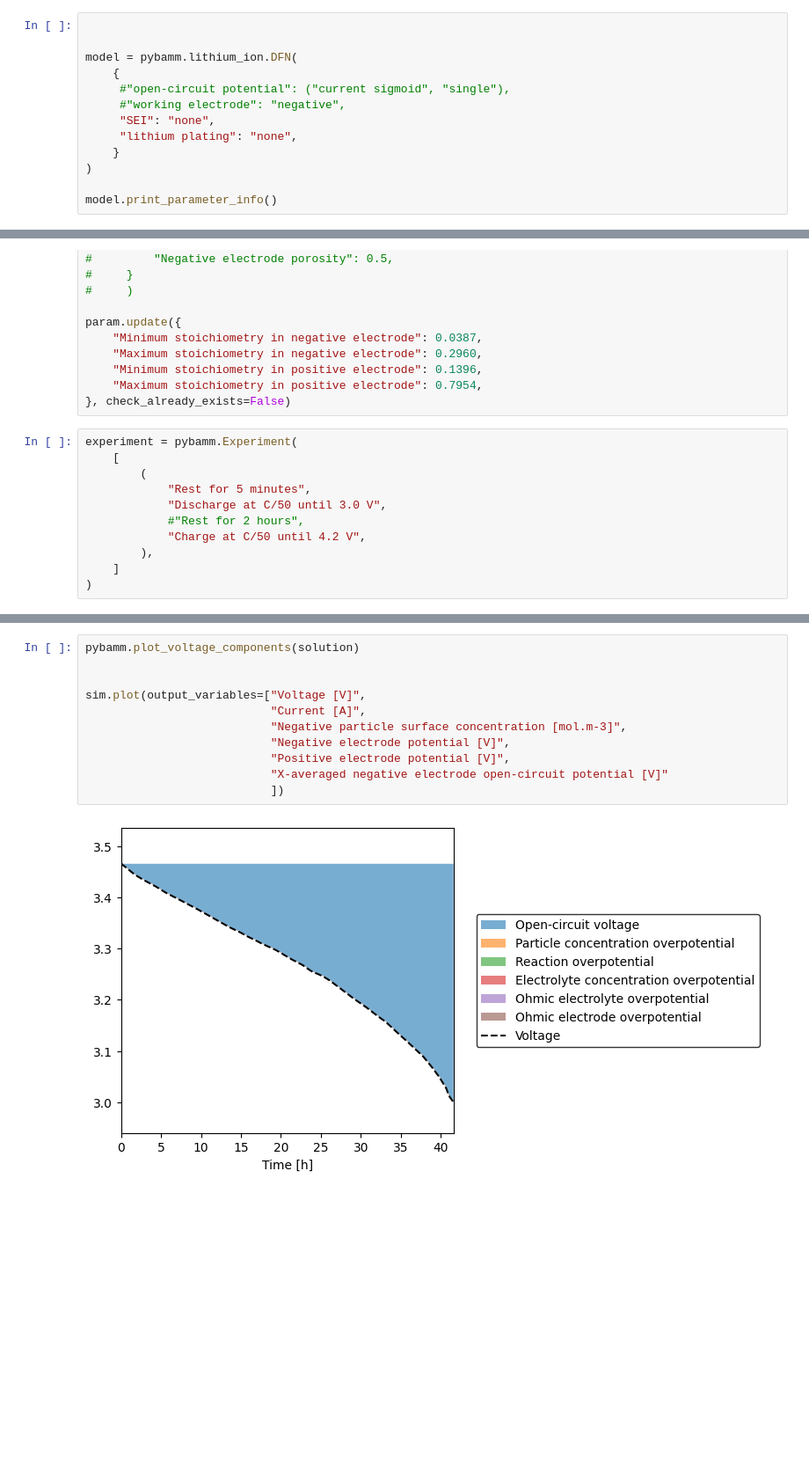
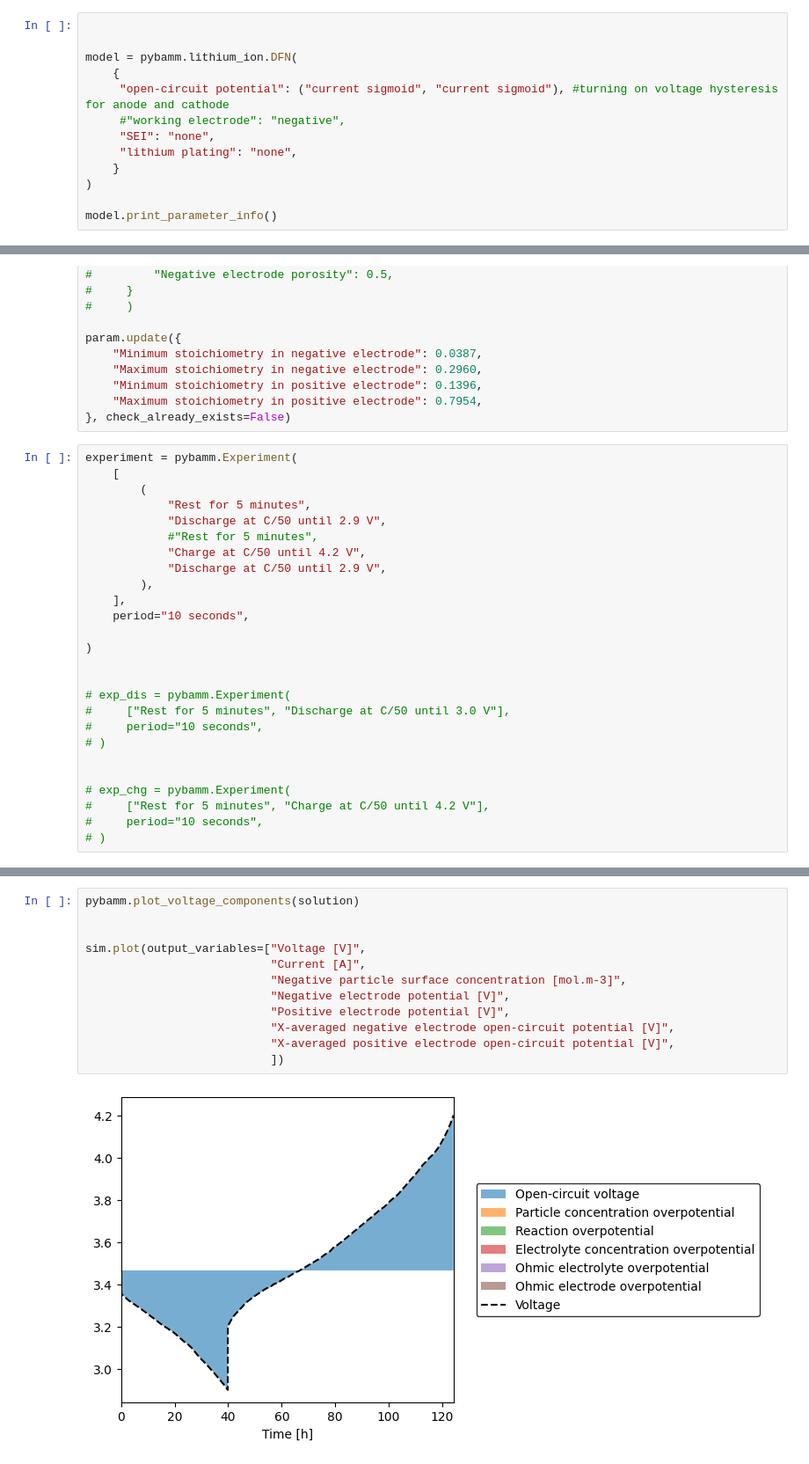
Before and after one commit to ethanfeng1114/Li-Si, a Jupyter notebook: LiSi_single.ipynb, the cells around one changed output, grey strips where cells are left out. Shown at 88% size. Drawn from its saved outputs; the diff is of its cells as text; blank space fills up the shorter version.

Commit message:
Semiworking model for silicon single anode implemented according to Durdel2023

```diff
--- a/LiSi_single.ipynb
+++ b/LiSi_single.ipynb
@@ -39,7 +39,7 @@ Volume fraction of Si:  0.31697725057239584 Volume fraction of C6:  0.0962360276
 
 model = pybamm.lithium_ion.DFN(
     {
-     #"open-circuit potential": ("current sigmoid", "single"),
+     "open-circuit potential": ("current sigmoid", "current sigmoid"), #turning on voltage hysteresis for anode and cathode
      #"working electrode": "negative",
      "SEI": "none",
      "lithium plating": "none",
@@ -87,10 +87,25 @@ experiment = pybamm.Experiment(
     [
         (
             "Rest for 5 minutes",
-            "Discharge at C/50 until 3.0 V",
-            #"Rest for 2 hours",
+            "Discharge at C/50 until 2.9 V",
+            #"Rest for 5 minutes",
             "Charge at C/50 until 4.2 V",
+            "Discharge at C/50 until 2.9 V",
         ),
-    ]
+    ],
+    period="10 seconds",
+
 )
+
+
+# exp_dis = pybamm.Experiment(
+#     ["Rest for 5 minutes", "Discharge at C/50 until 3.0 V"],
+#     period="10 seconds",
+# )
+
+
+# exp_chg = pybamm.Experiment(
+#     ["Rest for 5 minutes", "Charge at C/50 until 4.2 V"],
+#     period="10 seconds",
+# )
 # %%
@@ -112,13 +135,14 @@ print(xn.min(), xn.max(), xp.min(), xp.max())
 # %%
 pybamm.plot_voltage_components(solution)
 
 
 sim.plot(output_variables=["Voltage [V]",
                            "Current [A]",
                            "Negative particle surface concentration [mol.m-3]",
                            "Negative electrode potential [V]",
                            "Positive electrode potential [V]",
-                           "X-averaged negative electrode open-circuit potential [V]"
+                           "X-averaged negative electrode open-circuit potential [V]",
+                           "X-averaged positive electrode open-circuit potential [V]",
                            ])
 # %% [output]
-[figure, old version]
+[figure, new version]
```
Also changed, not shown: parts of 4 cells of this notebook, 4 other files.
